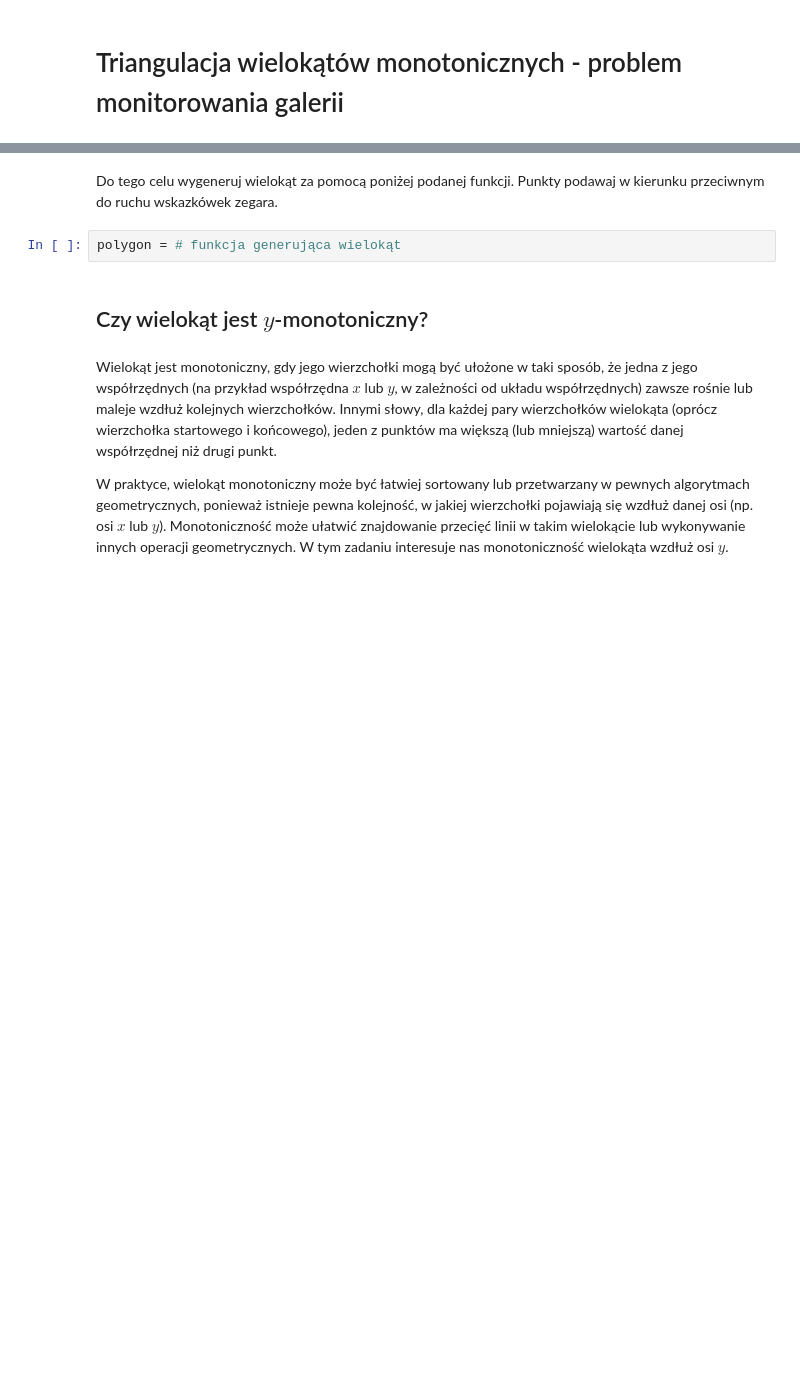
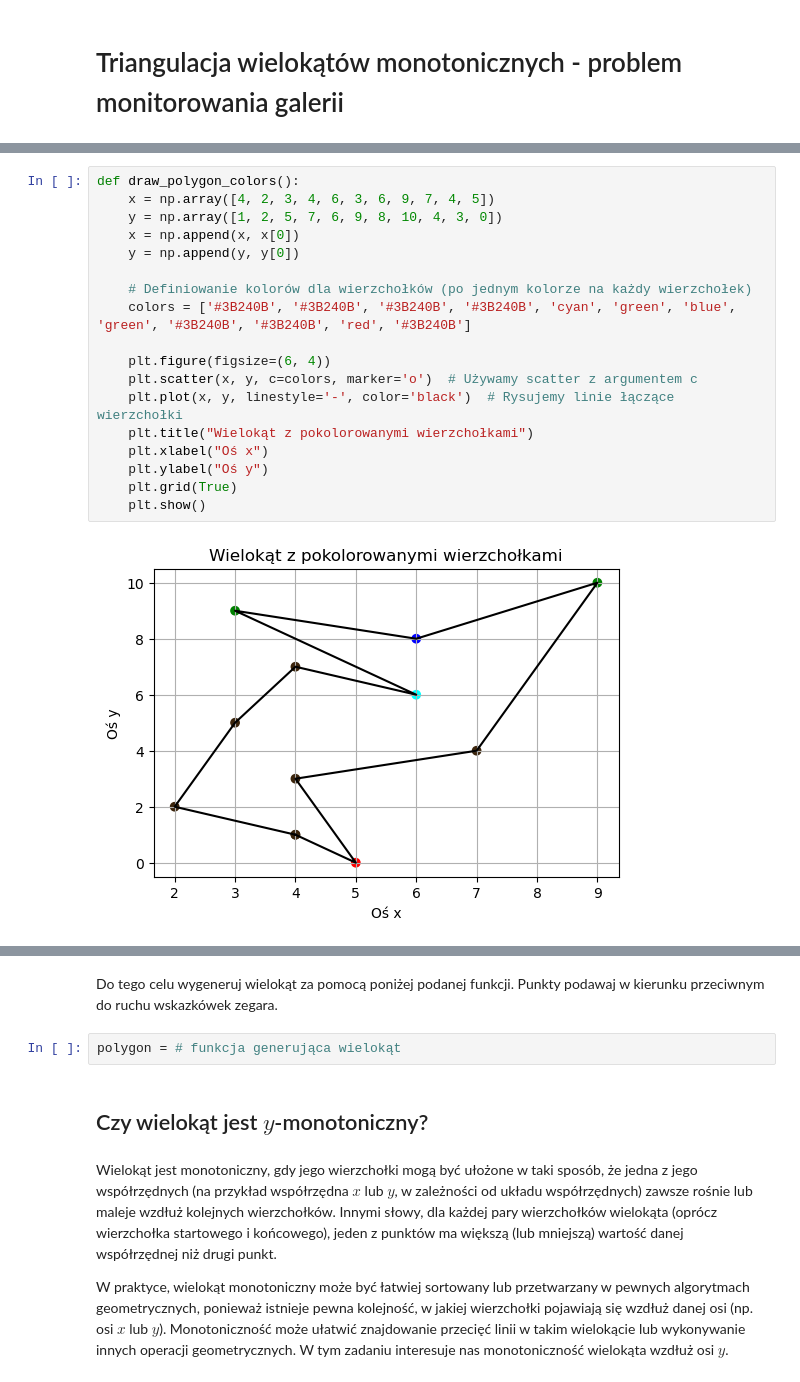
Before and after one commit to aghbit/Algorytmy-Geometryczne, a Jupyter notebook: lab3/main.ipynb, the cells around one changed output, grey strips where cells are left out. Cells and saved outputs as stored; diff of their text form; blank space fills up the shorter version.

```diff
--- a/lab3/main.ipynb
+++ b/lab3/main.ipynb
@@ -7,0 +24,20 @@ from bitalg.visualizer.main import Visualizer
+# %%
+def draw_polygon_colors():
+    x = np.array([4, 2, 3, 4, 6, 3, 6, 9, 7, 4, 5])
+    y = np.array([1, 2, 5, 7, 6, 9, 8, 10, 4, 3, 0])
+    x = np.append(x, x[0])
+    y = np.append(y, y[0])
+
+    # Definiowanie kolorów dla wierzchołków (po jednym kolorze na każdy wierzchołek)
+    colors = ['#3B240B', '#3B240B', '#3B240B', '#3B240B', 'cyan', 'green', 'blue', 'green', '#3B240B', '#3B240B', 'red', '#3B240B']
+
+    plt.figure(figsize=(6, 4))
+    plt.scatter(x, y, c=colors, marker='o')  # Używamy scatter z argumentem c
+    plt.plot(x, y, linestyle='-', color='black')  # Rysujemy linie łączące wierzchołki
+    plt.title("Wielokąt z pokolorowanymi wierzchołkami")
+    plt.xlabel("Oś x")
+    plt.ylabel("Oś y")
+    plt.grid(True)
+    plt.show()
+# %% [output]
+[figure, added]
```
Also changed, not shown: parts of 14 cells of this notebook.
